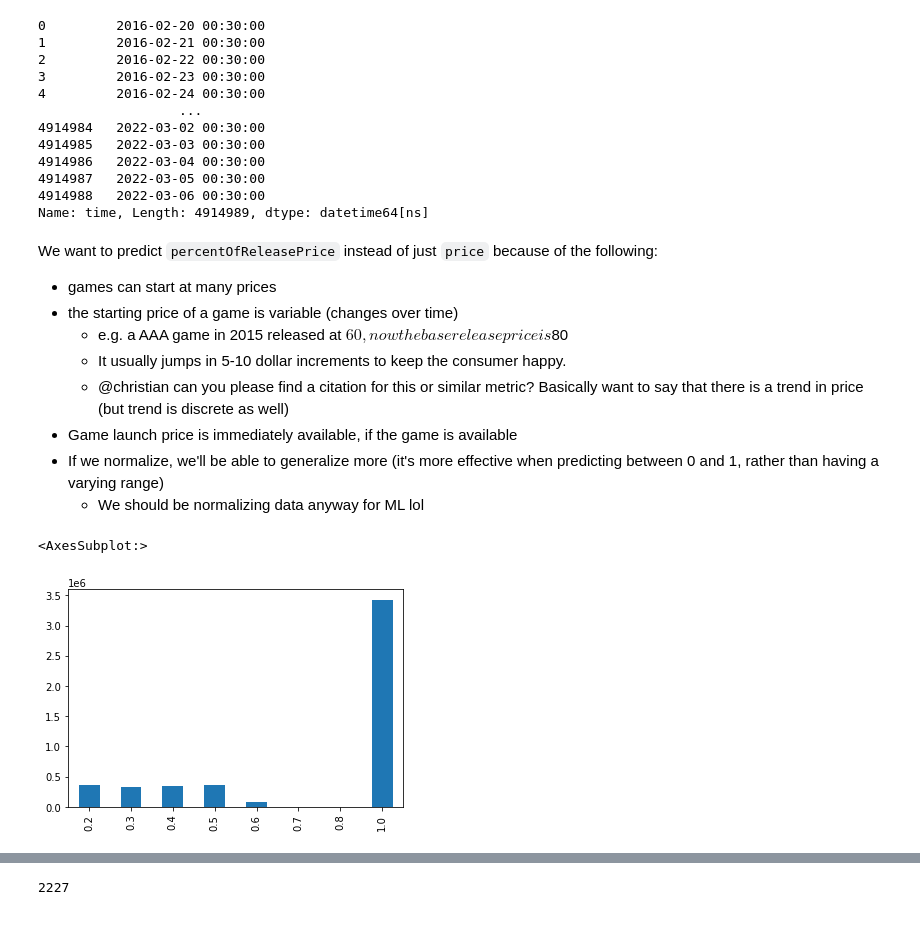
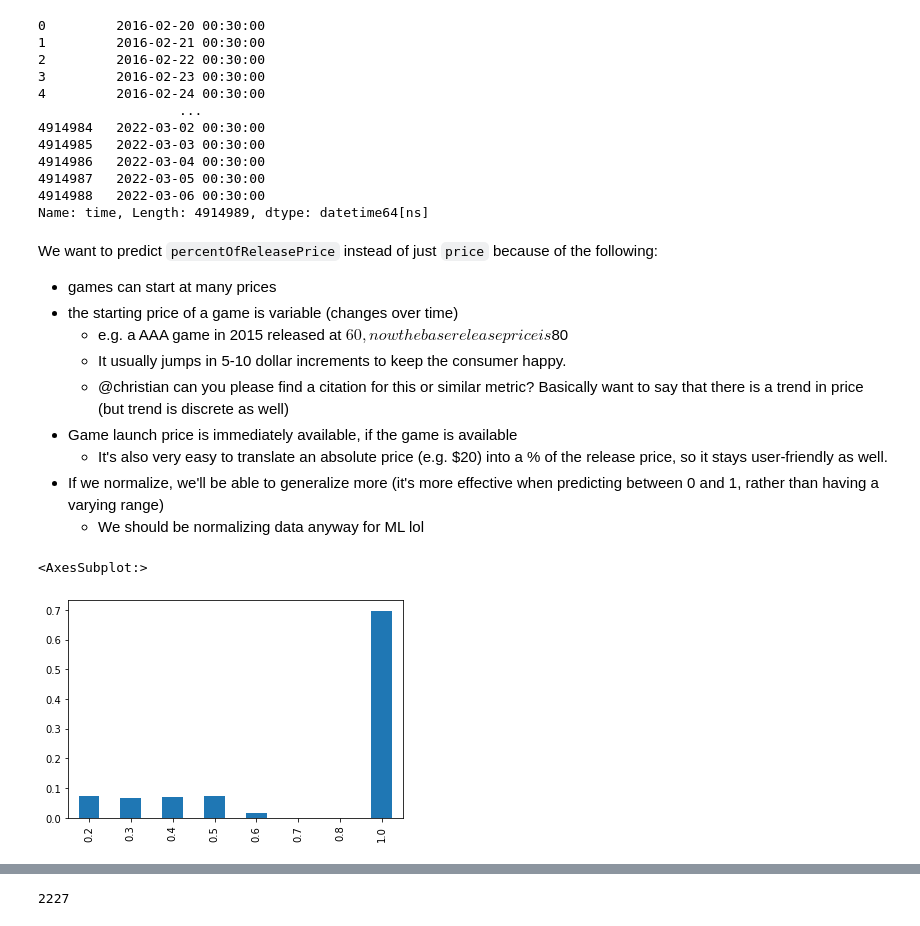
Before and after one commit to kevin51jiang/msci-446, a Jupyter notebook: working/learning.ipynb, the cells around one changed output, grey strips where cells are left out. Cells and saved outputs as stored; diff of their text form; code cells hidden in the pictures.

```diff
--- a/working/learning.ipynb
+++ b/working/learning.ipynb
@@ -70,12 +70,12 @@ We want to predict `percentOfReleasePrice` instead of just `price` because of th
     - It usually jumps in 5-10 dollar increments to keep the consumer happy.
     - @christian can you please find a citation for this or similar metric? Basically want to say that there is a trend in price (but trend is discrete as well)
   - Game launch price is immediately available, if the game is available
+    - It's also very easy to translate an absolute price (e.g. $20) into a % of the release price, so it stays user-friendly as well.
   - If we normalize, we'll be able to generalize more (it's more effective when predicting between 0 and 1, rather than having a varying range)
     - We should be normalizing data anyway for ML lol
 # %%
 # Look at the average proportions of how the prices are distributed
-
-all_df['y'].round(decimals=1).value_counts().sort_index().plot(kind='bar')
+all_df['y'].round(decimals=1).value_counts(normalize=True).sort_index().plot(kind='bar')
 # %% [output]
 <AxesSubplot:>
-[figure, old version]
+[figure, new version]
```
Also changed, not shown: parts of 3 cells of this notebook.
